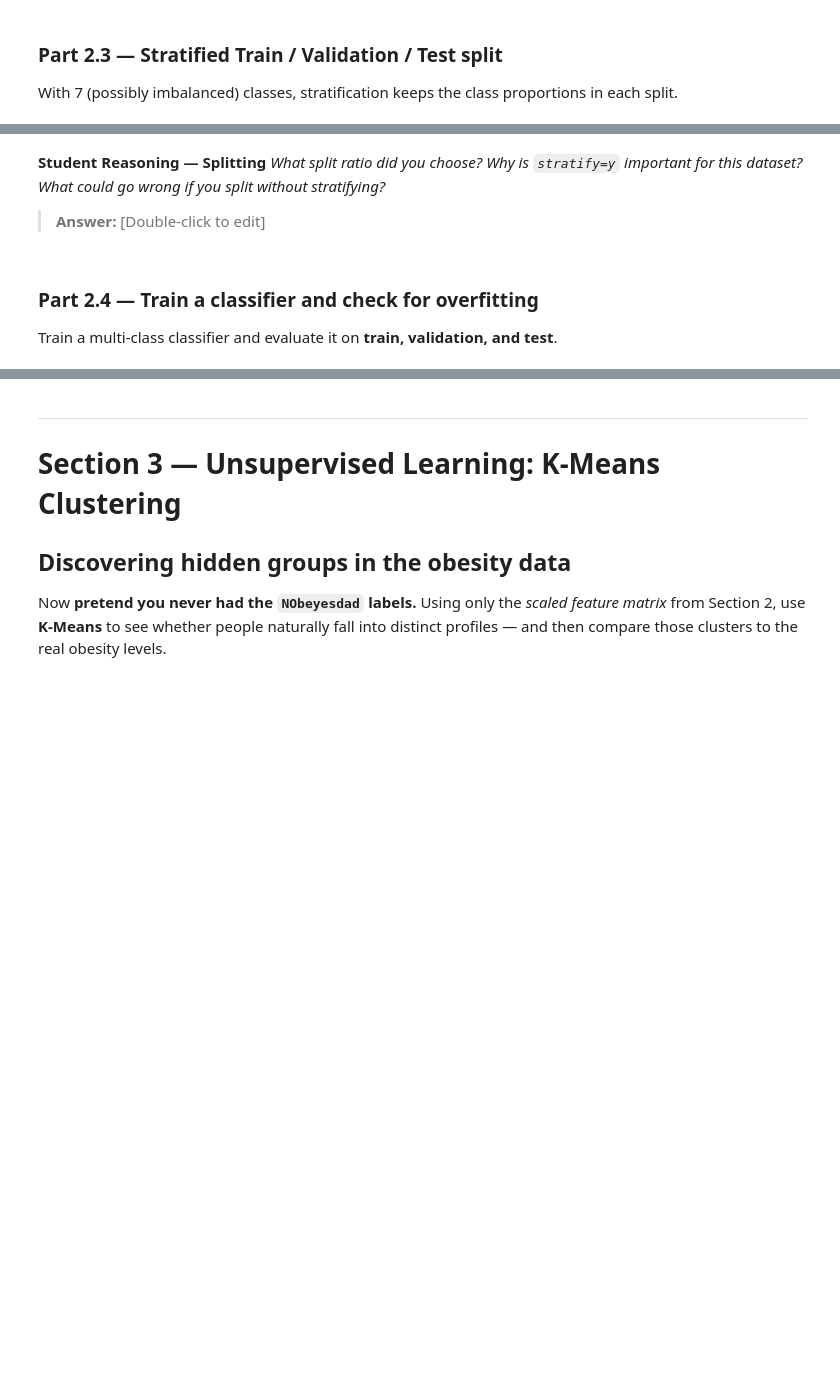
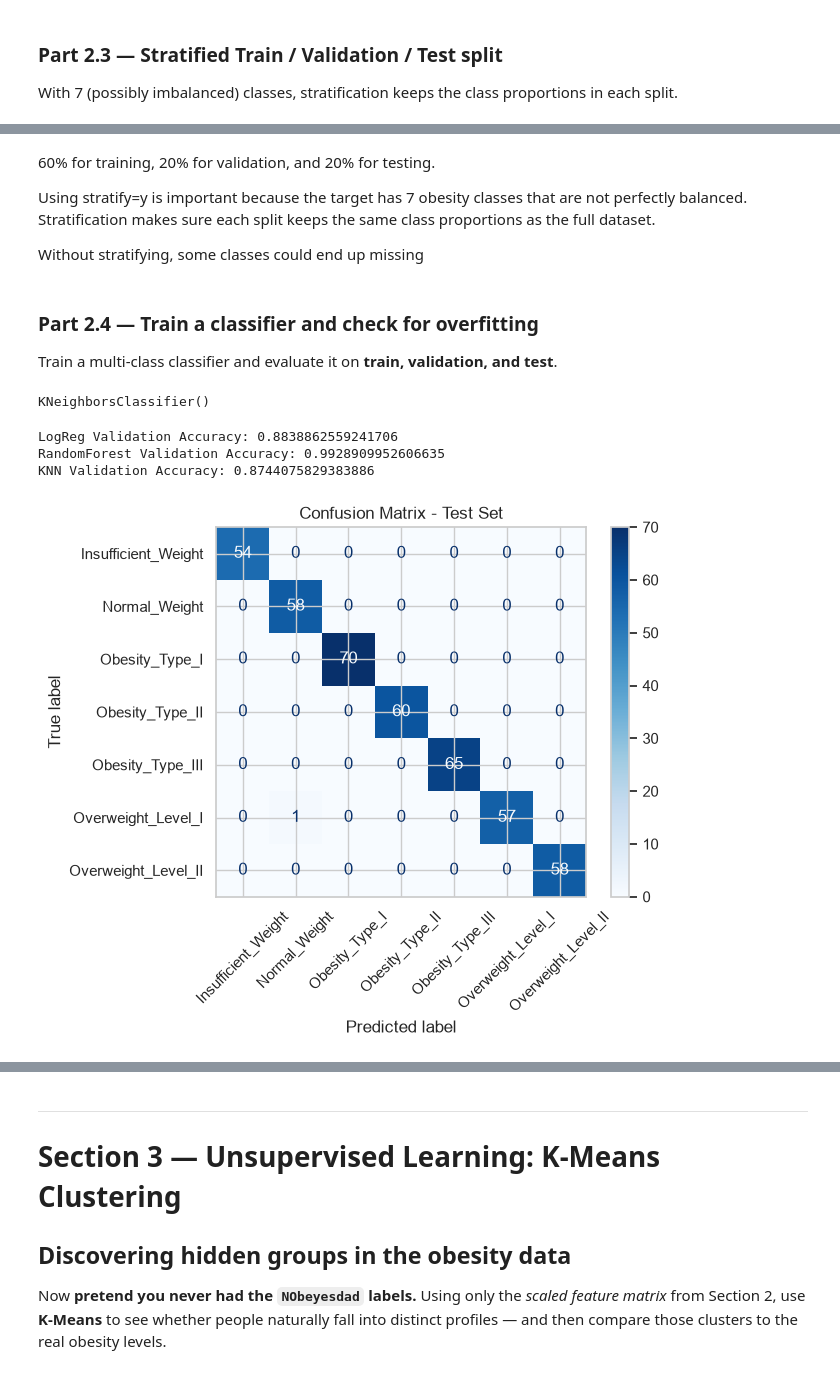
Before and after one commit to AbdourahmaneFatmaAli/lab-2-predictive-analytics, a Jupyter notebook: lab_2_predictive_analytics.ipynb, the cells around one changed output, grey strips where cells are left out. Cells and saved outputs as stored; diff of their text form; code cells hidden in the pictures; blank space fills up the shorter version.

```diff
--- a/lab_2_predictive_analytics.ipynb
+++ b/lab_2_predictive_analytics.ipynb
@@ -212,0 +444,2 @@ Models need numeric input. Encode categoricals, scale numerics, and optionally a
+# %%
+obesity = pd.get_dummies(obesity, columns=['Gender', 'MTRANS'], drop_first=True)
@@ -212,0 +457,11 @@ Models need numeric input. Encode categoricals, scale numerics, and optionally a
+# %%
+from sklearn.preprocessing import LabelEncoder
+
+
+label_encoder = LabelEncoder()
+
+
+obesity['NObeyesdad'] = label_encoder.fit_transform(obesity['NObeyesdad'])
+
+
+print(obesity['NObeyesdad'].unique())
@@ -230,0 +500,10 @@ With 7 (possibly imbalanced) classes, stratification keeps the class proportions
+# %%
+
+y = obesity['NObeyesdad']
+
+
+X = obesity.drop(columns=['NObeyesdad'])
+
+
+print("X shape:", X.shape)
+print("y shape:", y.shape)
@@ -230,0 +515,8 @@ With 7 (possibly imbalanced) classes, stratification keeps the class proportions
+# %%
+
+X_temp, X_test, y_temp, y_test = train_test_split(
+    X, y,
+    test_size=0.2,
+    stratify=y,
+    random_state=RANDOM_STATE
+)
@@ -231,9 +570,9 @@ With 7 (possibly imbalanced) classes, stratification keeps the class proportions
 # %% [markdown]
-**Student Reasoning — Splitting**
-*What split ratio did you choose? Why is `stratify=y` important for this dataset?
-What could go wrong if you split without stratifying?*
+60% for training, 20% for validation, and 20% for testing.
 
-> **Answer:** [Double-click to edit]
+Using stratify=y is important because the target has 7 obesity classes that are not perfectly balanced. Stratification makes sure each split keeps the same class proportions as the full dataset.
+
+Without stratifying, some classes could end up missing
 # %% [markdown]
 ### Part 2.4 — Train a classifier and check for overfitting
 Train a multi-class classifier and evaluate it on **train, validation, and test**.
@@ -251,0 +579,41 @@ Train a multi-class classifier and evaluate it on **train, validation, and test*
+# %%
+from sklearn.linear_model import LogisticRegression
+from sklearn.ensemble import RandomForestClassifier
+from sklearn.neighbors import KNeighborsClassifier
+
+
+log_reg = LogisticRegression(max_iter=1000, random_state=RANDOM_STATE)
+log_reg.fit(X_train, y_train)
+
+
+rf_clf = RandomForestClassifier(n_estimators=100, random_state=RANDOM_STATE)
+rf_clf.fit(X_train, y_train)
+
+
+knn_clf = KNeighborsClassifier(n_neighbors=5)
+knn_clf.fit(X_train, y_train)
+# %% [output]
+KNeighborsClassifier()
+# %%
+print("LogReg Validation Accuracy:", log_reg.score(X_val, y_val))
+print("RandomForest Validation Accuracy:", rf_clf.score(X_val, y_val))
+print("KNN Validation Accuracy:", knn_clf.score(X_val, y_val))
+# %% [output]
+LogReg Validation Accuracy: 0.8838862559241706
+RandomForest Validation Accuracy: 0.9928909952606635
+KNN Validation Accuracy: 0.8744075829383886
+# %%
+from sklearn.metrics import ConfusionMatrixDisplay, confusion_matrix
+import matplotlib.pyplot as plt
+
+
+cm = confusion_matrix(y_test, y_test_pred)
+
+
+disp = ConfusionMatrixDisplay(confusion_matrix=cm,
+                              display_labels=label_encoder.classes_)
+disp.plot(cmap='Blues', xticks_rotation=45)
+plt.title("Confusion Matrix - Test Set")
+plt.show()
+# %% [output]
+[figure, added]
```
Also changed, not shown: parts of 75 cells of this notebook.
